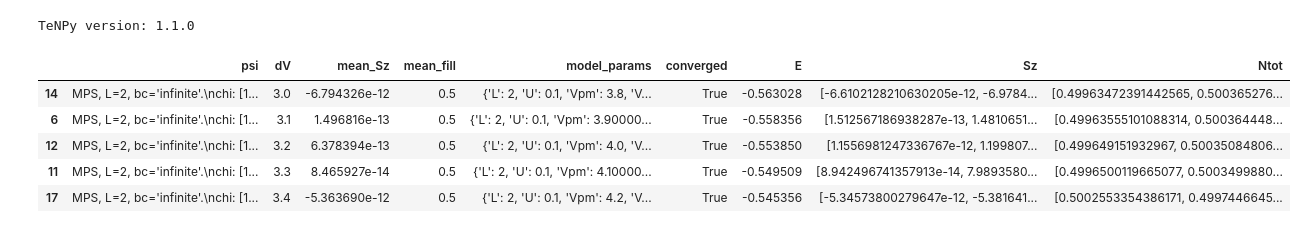
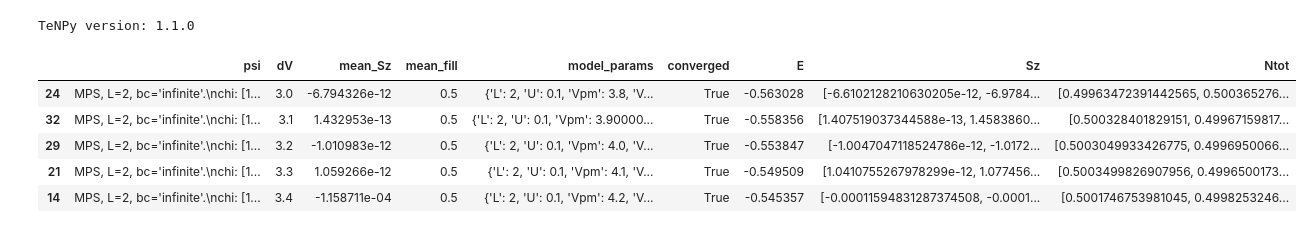
Before and after one commit to aravindhshankar/Spin1LongRangeOrder.jl, a Jupyter notebook: python/notebooks/plot_idmrg_chi100.ipynb, the cells around one changed output. Saved outputs shown, nothing was run; the diff lists cells and outputs as text; code cells hidden in the pictures.

```diff
--- a/python/notebooks/plot_idmrg_chi100.ipynb
+++ b/python/notebooks/plot_idmrg_chi100.ipynb
@@ -31,35 +31,36 @@ DATA_ROOT = '../../data/iDMRG/'
 TeNPy version: 1.1.0
 # %%
 # REQ_DATA = 't_1.00_U_0.10_Vpp_0.800/v2/'
-REQ_DATA = 't_1.00_U_0.10_Vpp_0.800_consNf0_25_chimax_100/'
+# REQ_DATA = 't_1.00_U_0.10_Vpp_0.800_consNf0_25_chimax_100/'
+REQ_DATA = 'v2fwd/t_1.00_U_0.10_Vpp_0.800_consNf0_25_chimax_100/'
 PATH_TO_REQ_DATA = os.path.join(DATA_ROOT, REQ_DATA)
 file_list = [os.path.join(PATH_TO_REQ_DATA,f) for f in os.listdir(PATH_TO_REQ_DATA) if "chimax_100" in f]
 def atomic_action(file):
     psi, metadata = io.load_mps_with_metadata(file)
     model_params = metadata['model_params']
     row_dict = {
         'psi' : psi,
         'dV' : model_params['Vpm'] - model_params['Vpp'],
         'mean_Sz' : metadata['mean_Sz'],
         'mean_fill' : metadata['mean_fill'],
         'model_params' : model_params,
         'converged' : metadata['converged'],
         'E' : metadata['E'],
         'Sz' : metadata['Sz'],
         'Ntot' : metadata["Ntot"],
     }
     return row_dict
 
 df = pd.DataFrame([atomic_action(f) for f in file_list])
 df = df.sort_values('dV')
 df.head()
 # %% [output]
 |  | psi | dV | mean_Sz | mean_fill | model_params | converged | E | Sz | Ntot |
-| 14 | MPS, L=2, bc='infinite'.\nchi: [1... | 3.0 | -6.794326e-12 | 0.5 | {'L': 2, 'U': 0.1, 'Vpm': 3.8, 'V... | True | -0.563028 | [-6.6102128210630205e-12, -6.9784... | [0.49963472391442565, 0.500365276... |
-| 6 | MPS, L=2, bc='infinite'.\nchi: [1... | 3.1 | 1.496816e-13 | 0.5 | {'L': 2, 'U': 0.1, 'Vpm': 3.90000... | True | -0.558356 | [1.512567186938287e-13, 1.4810651... | [0.49963555101088314, 0.500364448... |
-| 12 | MPS, L=2, bc='infinite'.\nchi: [1... | 3.2 | 6.378394e-13 | 0.5 | {'L': 2, 'U': 0.1, 'Vpm': 4.0, 'V... | True | -0.553850 | [1.1556981247336767e-12, 1.199807... | [0.499649151932967, 0.50035084806... |
-| 11 | MPS, L=2, bc='infinite'.\nchi: [1... | 3.3 | 8.465927e-14 | 0.5 | {'L': 2, 'U': 0.1, 'Vpm': 4.10000... | True | -0.549509 | [8.942496741357913e-14, 7.9893580... | [0.4996500119665077, 0.5003499880... |
-| 17 | MPS, L=2, bc='infinite'.\nchi: [1... | 3.4 | -5.363690e-12 | 0.5 | {'L': 2, 'U': 0.1, 'Vpm': 4.2, 'V... | True | -0.545356 | [-5.34573800279647e-12, -5.381641... | [0.5002553354386171, 0.4997446645... |
+| 24 | MPS, L=2, bc='infinite'.\nchi: [1... | 3.0 | -6.794326e-12 | 0.5 | {'L': 2, 'U': 0.1, 'Vpm': 3.8, 'V... | True | -0.563028 | [-6.6102128210630205e-12, -6.9784... | [0.49963472391442565, 0.500365276... |
+| 32 | MPS, L=2, bc='infinite'.\nchi: [1... | 3.1 | 1.432953e-13 | 0.5 | {'L': 2, 'U': 0.1, 'Vpm': 3.90000... | True | -0.558356 | [1.407519037344588e-13, 1.4583860... | [0.500328401829151, 0.49967159817... |
+| 29 | MPS, L=2, bc='infinite'.\nchi: [1... | 3.2 | -1.010983e-12 | 0.5 | {'L': 2, 'U': 0.1, 'Vpm': 4.0, 'V... | True | -0.553847 | [-1.0047047118524786e-12, -1.0172... | [0.5003049933426775, 0.4996950066... |
+| 21 | MPS, L=2, bc='infinite'.\nchi: [1... | 3.3 | 1.059266e-12 | 0.5 | {'L': 2, 'U': 0.1, 'Vpm': 4.1, 'V... | True | -0.549509 | [1.0410755267978299e-12, 1.077456... | [0.5003499826907956, 0.4996500173... |
+| 14 | MPS, L=2, bc='infinite'.\nchi: [1... | 3.4 | -1.158711e-04 | 0.5 | {'L': 2, 'U': 0.1, 'Vpm': 4.2, 'V... | True | -0.545357 | [-0.00011594831287374508, -0.0001... | [0.5001746753981045, 0.4998253246... |
 # %%
 fig, ax = plt.subplots(1)
 mask = df['converged']
```
Also changed, not shown: parts of 3 cells of this notebook.
